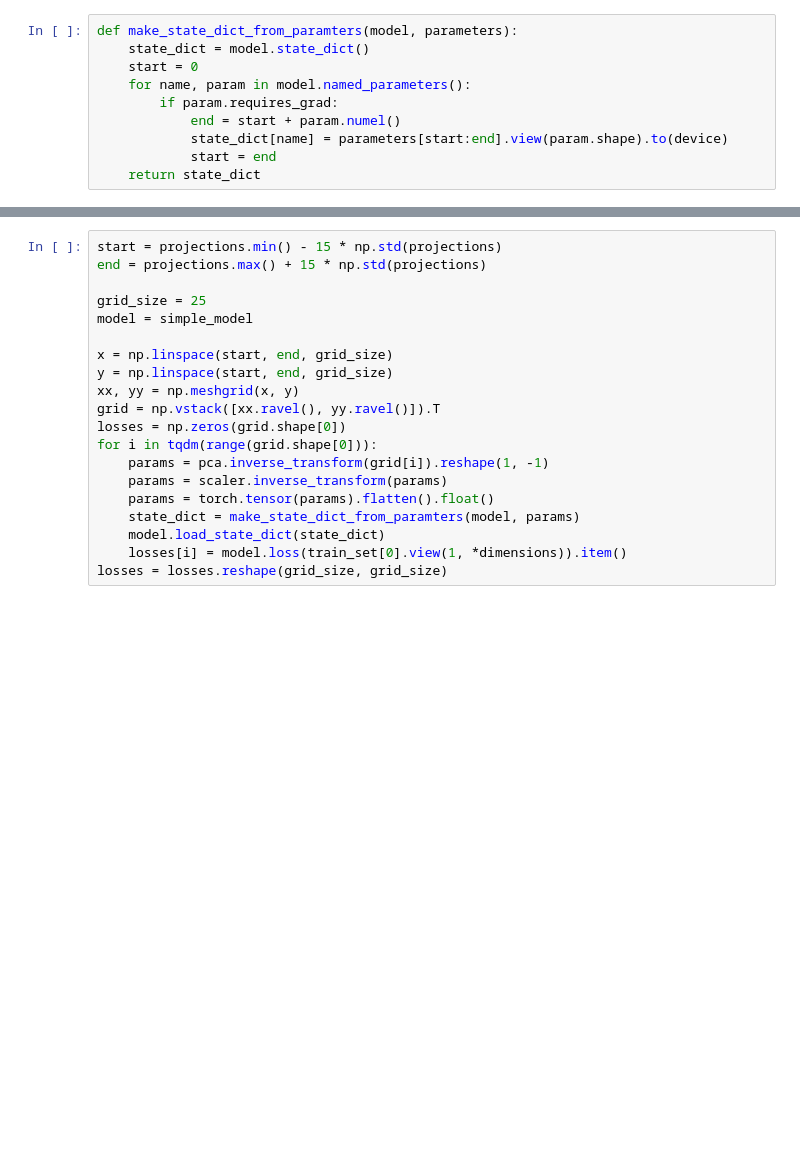
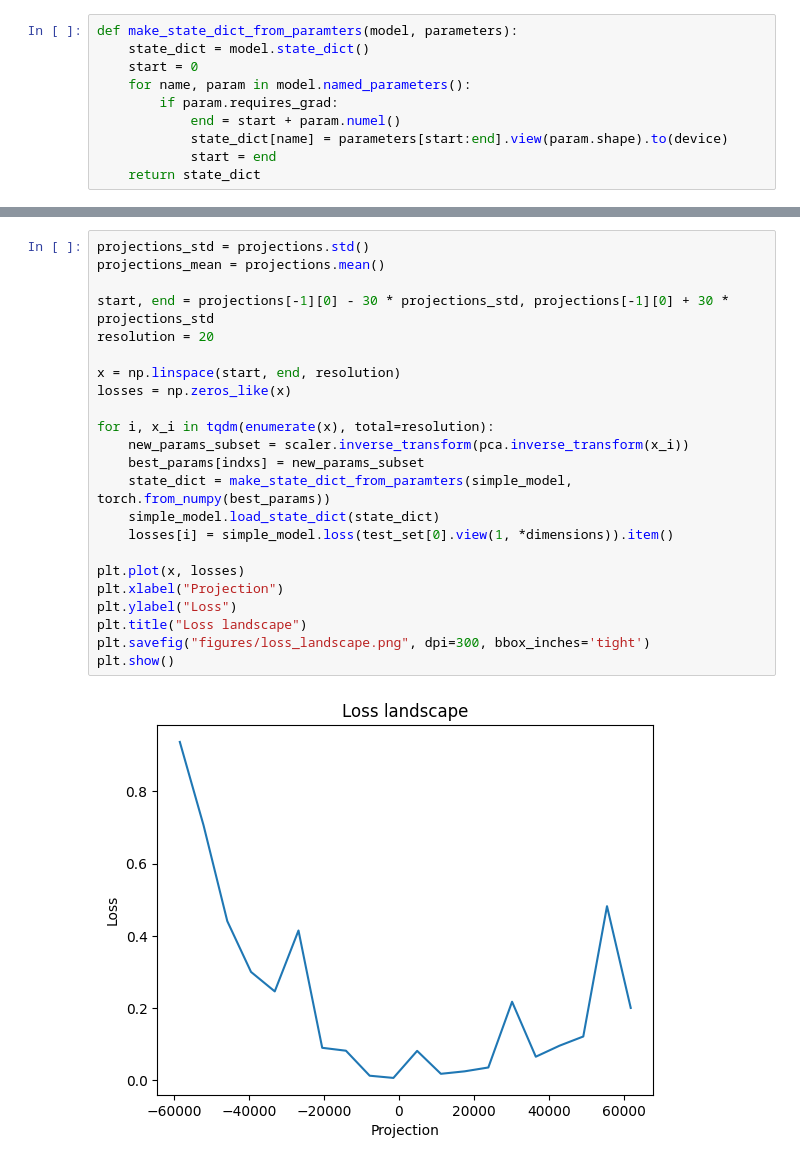
Before and after one commit to Andemand111/Specialkursus_diffusionmodel, a Jupyter notebook: main.IPYNB, the cells around one changed output, grey strips where cells are left out. Cells and saved outputs as stored; diff of their text form; blank space fills up the shorter version.

```diff
--- a/main.IPYNB
+++ b/main.IPYNB
@@ -383,23 +454,28 @@ print("Done!")
 # %% [output]
 Fitting PCA and scaling parameters..
 Done!
-# %%
-start = projections.min() - 15 * np.std(projections)
-end = projections.max() + 15 * np.std(projections)
-
-grid_size = 25
-model = simple_model
-
-x = np.linspace(start, end, grid_size)
-y = np.linspace(start, end, grid_size)
-xx, yy = np.meshgrid(x, y)
-grid = np.vstack([xx.ravel(), yy.ravel()]).T
-losses = np.zeros(grid.shape[0])
-for i in tqdm(range(grid.shape[0])):
-    params = pca.inverse_transform(grid[i]).reshape(1, -1)
-    params = scaler.inverse_transform(params)
-    params = torch.tensor(params).flatten().float()
-    state_dict = make_state_dict_from_paramters(model, params)
-    model.load_state_dict(state_dict)
-    losses[i] = model.loss(train_set[0].view(1, *dimensions)).item()
-losses = losses.reshape(grid_size, grid_size)
+# %%
+projections_std = projections.std()
+projections_mean = projections.mean()
+
+start, end = projections[-1][0] - 30 * projections_std, projections[-1][0] + 30 * projections_std
+resolution = 20
+
+x = np.linspace(start, end, resolution)
+losses = np.zeros_like(x)
+
+for i, x_i in tqdm(enumerate(x), total=resolution):
+    new_params_subset = scaler.inverse_transform(pca.inverse_transform(x_i))
+    best_params[indxs] = new_params_subset
+    state_dict = make_state_dict_from_paramters(simple_model, torch.from_numpy(best_params))
+    simple_model.load_state_dict(state_dict)
+    losses[i] = simple_model.loss(test_set[0].view(1, *dimensions)).item()
+
+plt.plot(x, losses)
+plt.xlabel("Projection")
+plt.ylabel("Loss")
+plt.title("Loss landscape")
+plt.savefig("figures/loss_landscape.png", dpi=300, bbox_inches='tight')
+plt.show()
+# %% [output]
+[figure, added]
```
Also changed, not shown: parts of 16 cells of this notebook, 10 other files.
